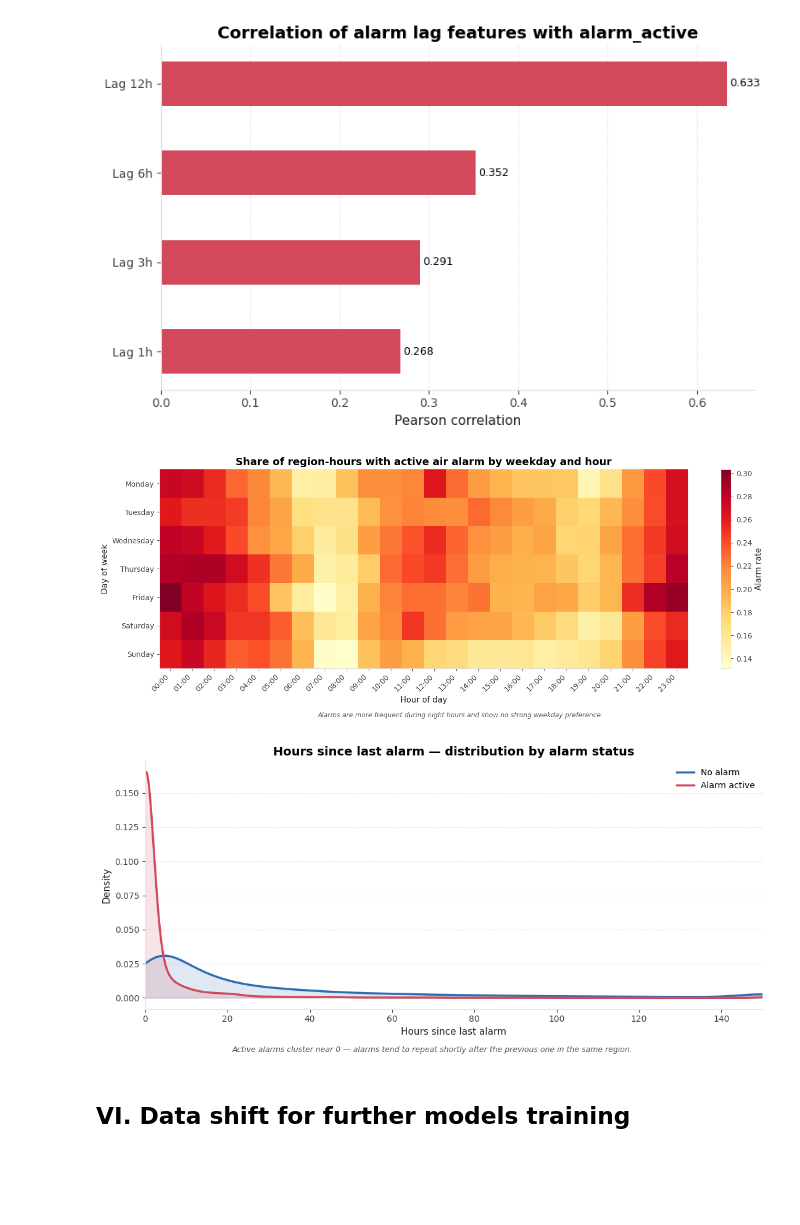
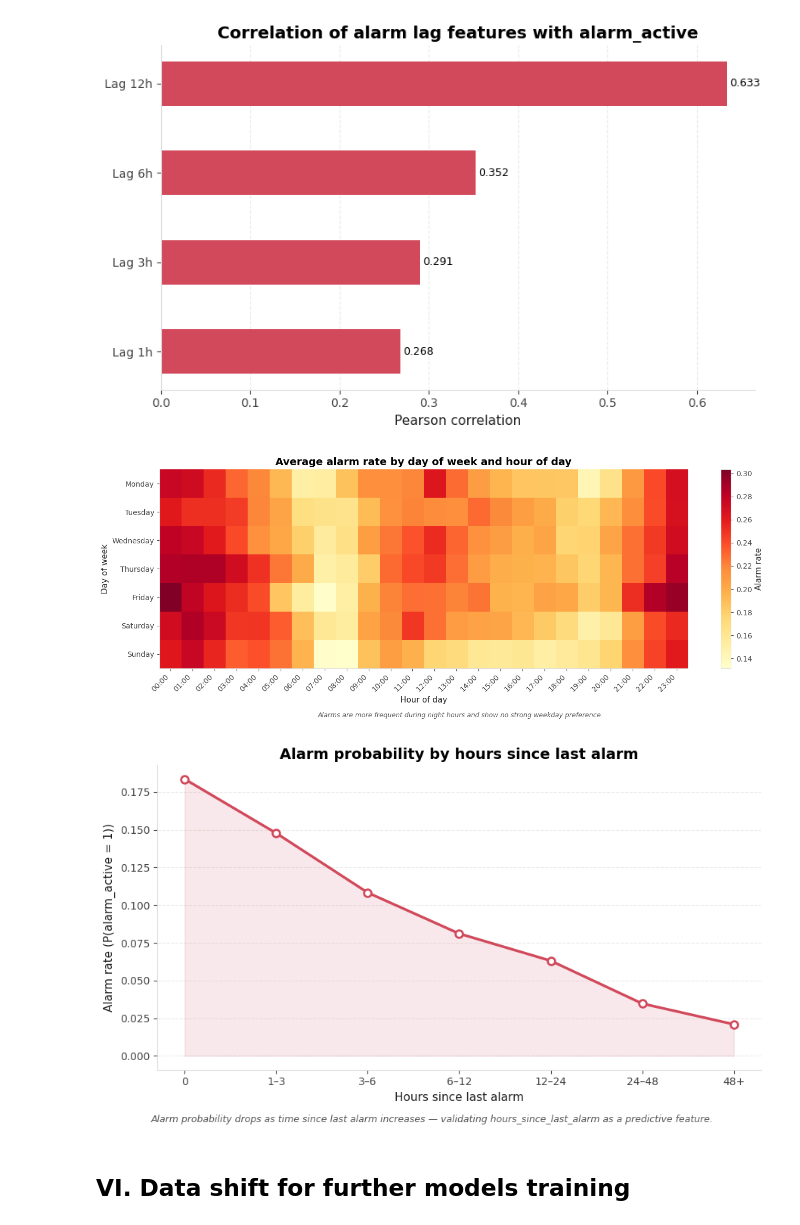
Before and after one commit to khorunzhaviktoriia/war-events-predictor-saas, a Jupyter notebook: forecasting/data_merge_feature_engineering.ipynb, the cells around one changed output. Drawn from its saved outputs; the diff is of its cells as text; code cells hidden in the pictures; blank space fills up the shorter version.

```diff
--- a/forecasting/data_merge_feature_engineering.ipynb
+++ b/forecasting/data_merge_feature_engineering.ipynb
@@ -483,6 +484,8 @@ df_final['isw_intensity_ema'] = (df_final.groupby('region_id')['isw_total_intens
 
 isw_cols = ['isw_velocity_24h', 'isw_intensity_ema', 'isw_topic_entropy']
 df_final[isw_cols] = df_final[isw_cols].fillna(0)
+# %%
+df_final = df_final.copy()
 # %% [markdown]
 ### TELEGRAM
 # %%
@@ -1093,7 +1058,7 @@ ax.set_xticklabels([f'{h:02d}:00' for h in range(24)], rotation=45, ha='right')
 ax.set_yticks(range(7))
 ax.set_yticklabels(days)
 
-ax.set_title('Share of region-hours with active air alarm by weekday and hour')
+ax.set_title('Average alarm rate by day of week and hour of day')
 ax.set_xlabel('Hour of day')
 ax.set_ylabel('Day of week')
 
@@ -1105,35 +1070,34 @@ plt.colorbar(im, ax=ax, label='Alarm rate')
 plt.tight_layout()
 plt.show()
 # %% [output]
-[figure, old version]
+[figure, new version]
 # %%
-from scipy.stats import gaussian_kde
+bins = [0, 1, 3, 6, 12, 24, 48, 150]
+labels_bins = ['0', '1–3', '3–6', '6–12', '12–24', '24–48', '48+']
 
-fig, ax = plt.subplots(figsize=(11, 5))
+df['hours_bin'] = pd.cut(df['hours_since_last_alarm'], bins=bins, labels=labels_bins, right=True)
+alarm_by_hours = (df.groupby('hours_bin', observed=True)['alarm_active'].mean().reset_index())
 
-for status, color, label in [(0, BLUE_MAIN, 'No alarm'), (1, RED_ACCENT, 'Alarm active')]:
-    data = df[df['alarm_active'] == status]['hours_since_last_alarm'].clip(upper=150)
-    kde = gaussian_kde(data, bw_method=0.15)
-    x_range = np.linspace(0, 150, 500)
-    ax.plot(x_range, kde(x_range), color=color, linewidth=2.5, label=label)
-    ax.fill_between(x_range, kde(x_range), alpha=0.15, color=color)
+fig, ax = plt.subplots(figsize=(9, 5))
 
-ax.set_title('Hours since last alarm — distribution by alarm status')
+ax.plot(range(len(alarm_by_hours)), alarm_by_hours['alarm_active'], color=RED_ACCENT, linewidth=2.5, marker='o', markersize=7, markerfacecolor='white', markeredgewidth=2)
+ax.fill_between(range(len(alarm_by_hours)), alarm_by_hours['alarm_active'], alpha=0.12, color=RED_ACCENT)
+ax.set_xticks(range(len(labels_bins)))
+ax.set_xticklabels(labels_bins)
+ax.set_title('Alarm probability by hours since last alarm')
 ax.set_xlabel('Hours since last alarm')
-ax.set_ylabel('Density')
-ax.set_xlim(0, 150)
-ax.legend(frameon=False)
+ax.set_ylabel('Alarm rate (P(alarm_active = 1))')
 ax.grid(axis='y')
 ax.set_axisbelow(True)
 
 fig.text(0.5, -0.02,
-         'Active alarms cluster near 0 — alarms tend to repeat shortly after the previous one in the same region.',
+         'Alarm probability drops as time since last alarm increases — validating hours_since_last_alarm as a predictive feature.',
          ha='center', fontsize=9, color=TEXT_GREY, style='italic')
 
 plt.tight_layout()
 plt.show()
 # %% [output]
-[figure, old version]
+[figure, new version]
 # %% [markdown]
 ## VI. Data shift for further models training
 # %%
```
Also changed, not shown: parts of 47 cells of this notebook.
